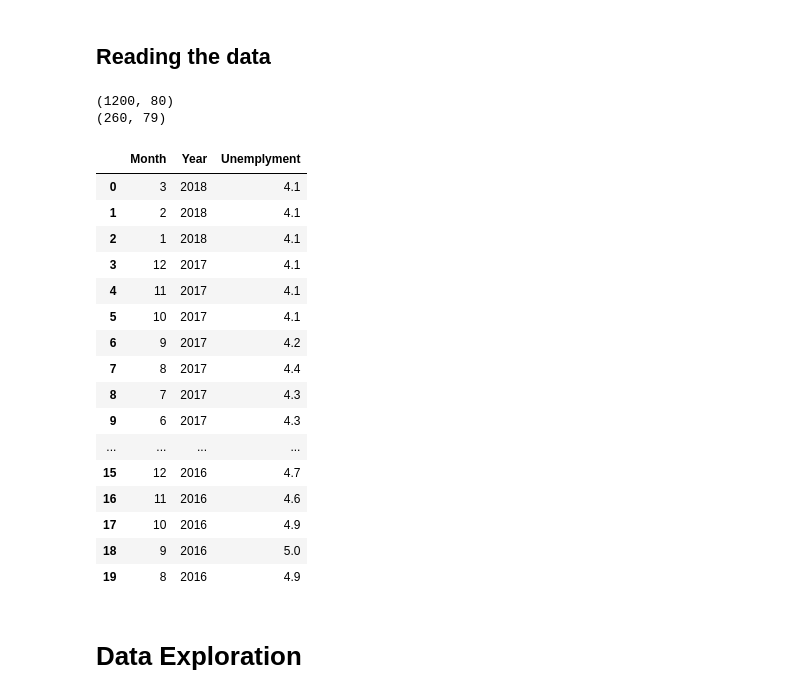
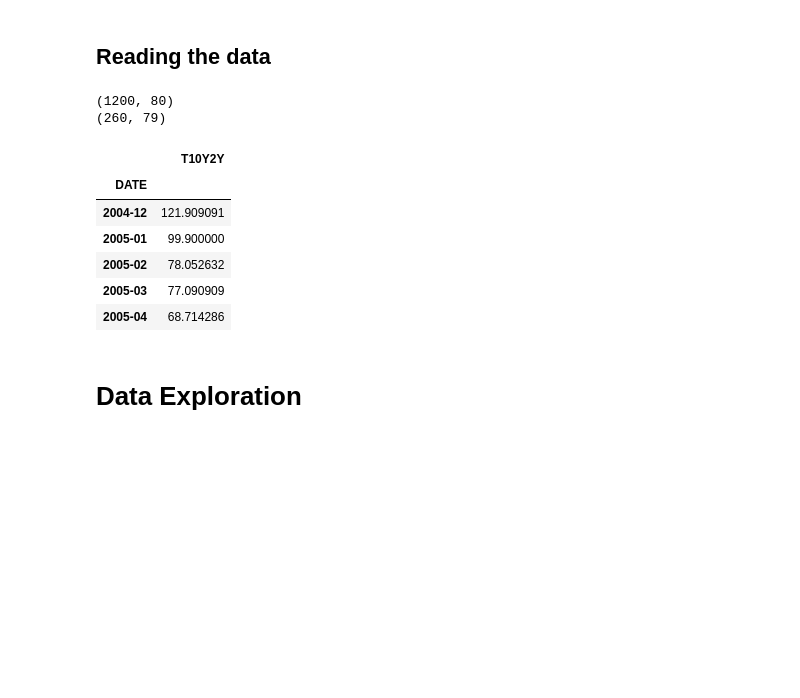
Before and after one commit to mabjork/Algorithmic-Machine-Learning, a Jupyter notebook: Notebooks/challenges/HouseSales_v2-Copy1.ipynb, the cells around one changed output. Saved outputs shown, nothing was run; the diff lists cells and outputs as text; code cells hidden in the pictures; blank space fills up the shorter version.

```diff
--- a/Notebooks/challenges/HouseSales_v2-Copy1.ipynb
+++ b/Notebooks/challenges/HouseSales_v2-Copy1.ipynb
@@ -58,36 +58,31 @@ base = "./challenge_data/"
 # %%
 # loading the data
 houseDataDF = pd.read_csv(base + "train.csv")
 idColl = houseDataDF.Id
 houseDataDF = houseDataDF.drop(["Id"],axis=1)
 houseDataDF.index = idColl
 trainSetLength = len(houseDataDF.values)
 print(houseDataDF.shape)
 testDF = pd.read_csv(base + "test.csv")
-idColl = testDF.Id
+testIdColl = testDF.Id
 testDF = testDF.drop(["Id"],axis=1)
-testDF.index = idColl
+testDF.index = testIdColl
 print(testDF.shape)
 
-labourForceDF = pd.read_csv(base + "labour_force.csv")
-labourForceDF.head(20)
+usBondsDF = pd.read_csv(base + "T10Y2Y.csv")
+usBondsDF.T10Y2Y = usBondsDF.T10Y2Y.apply(lambda x :0.0 if x == "." else float(x)).apply(lambda x : x * 100)
+usBondsDF.DATE = usBondsDF.DATE.apply(lambda x : x[:-3])
+idColl = usBondsDF.DATE
+usBondsDF.index = idColl
+usBondsDF = usBondsDF.drop(["DATE"],axis=1)
+usBondsDF.head()
 # %% [output]
 (1200, 80)
 (260, 79)
-|  | Month | Year | Unemplyment |
-| 0 | 3 | 2018 | 4.1 |
-| 1 | 2 | 2018 | 4.1 |
-| 2 | 1 | 2018 | 4.1 |
-| 3 | 12 | 2017 | 4.1 |
-| 4 | 11 | 2017 | 4.1 |
-| 5 | 10 | 2017 | 4.1 |
-| 6 | 9 | 2017 | 4.2 |
-| 7 | 8 | 2017 | 4.4 |
-| 8 | 7 | 2017 | 4.3 |
-| 9 | 6 | 2017 | 4.3 |
-| ... | ... | ... | ... |
-| 15 | 12 | 2016 | 4.7 |
-| 16 | 11 | 2016 | 4.6 |
-| 17 | 10 | 2016 | 4.9 |
-| 18 | 9 | 2016 | 5.0 |
-| 19 | 8 | 2016 | 4.9 |
+|  | T10Y2Y |
+| DATE |  |
+| 2004-12 | 121.909091 |
+| 2005-01 | 99.900000 |
+| 2005-02 | 78.052632 |
+| 2005-03 | 77.090909 |
+| 2005-04 | 68.714286 |
```
Also changed, not shown: parts of 44 cells of this notebook, 1 other file.
